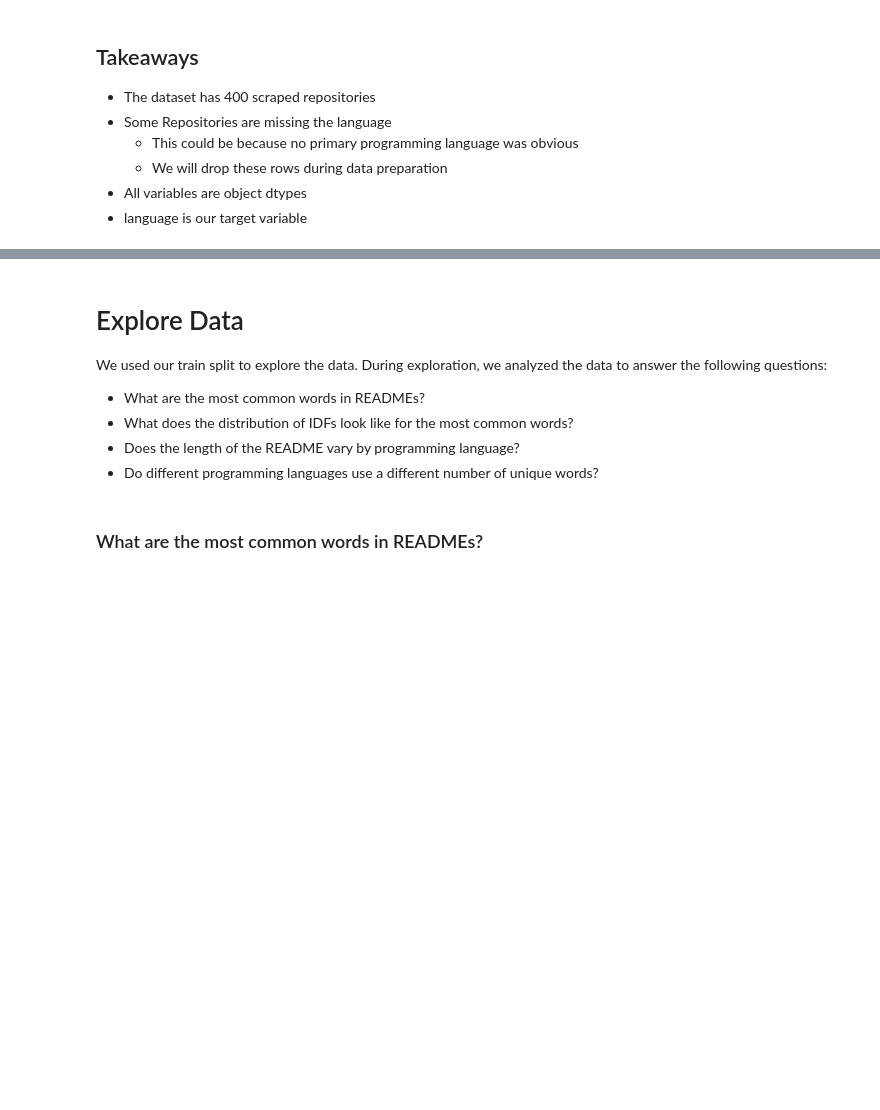
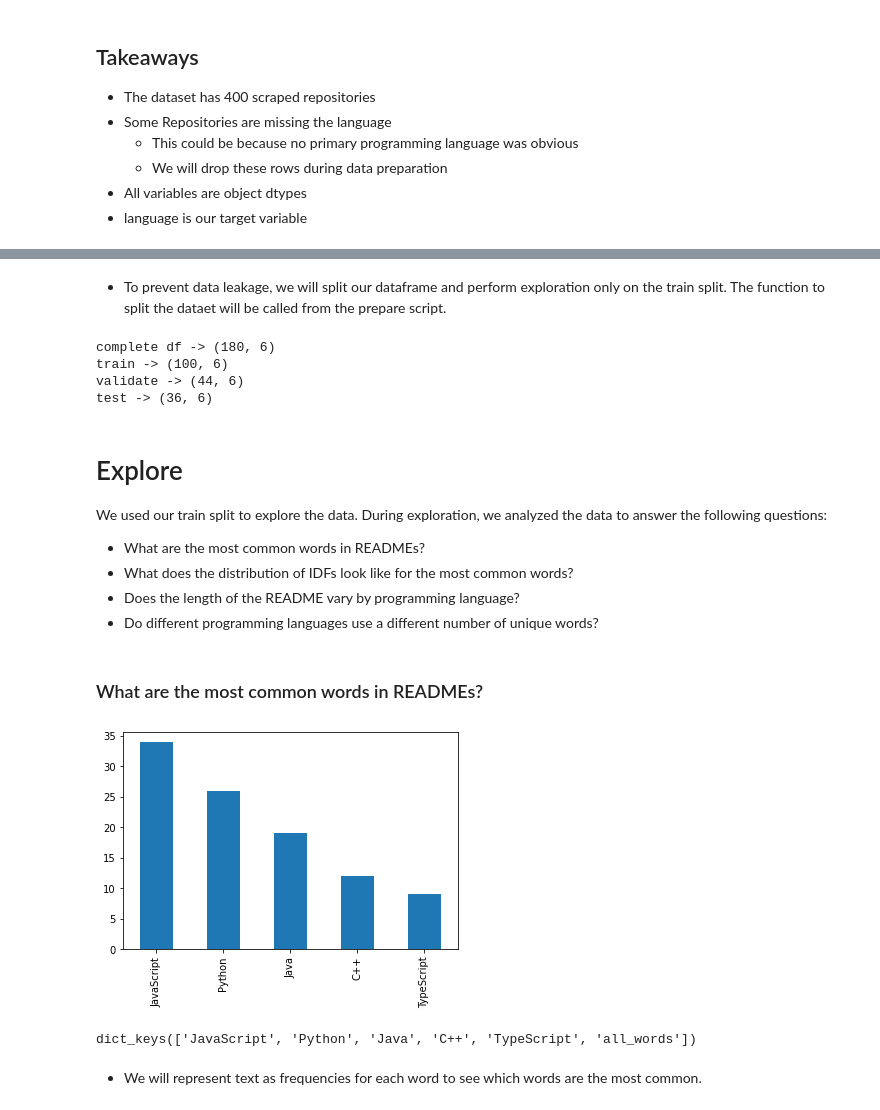
Before and after one commit to mariam-and-cindy/predicting-programming-languages, a Jupyter notebook: final_report_nlp.ipynb, the cells around one changed output, grey strips where cells are left out. Drawn from its saved outputs; the diff is of its cells as text; code cells hidden in the pictures; blank space fills up the shorter version.

```diff
--- a/final_report_nlp.ipynb
+++ b/final_report_nlp.ipynb
@@ -102,4 +111,4 @@ The following steps will be performed to create the best performing model:
     - lemmatized
 # %%
 # call the prepare function from the script
-#df = pr.prepare_mf(df)
+df = pr.prepare_mf(df)
@@ -126,5 +132,15 @@ if lang.detect_language() != 'en':
+# %% [markdown]
+- To prevent data leakage, we will split our dataframe and perform exploration only on the train split. The function to split the dataet will be called from the prepare script.
+# %%
+# call split function
+train, validate, test = pr.split_data(df,'language')
+# %% [output]
+complete df -> (180, 6)
+train -> (100, 6)
+validate -> (44, 6)
+test -> (36, 6)
 # %% [markdown]
-# Explore Data
+# Explore
 
 We used our train split to explore the data. During exploration, we analyzed the data to answer the following questions:
 
@@ -136,4 +152,10 @@ We used our train split to explore the data. During exploration, we analyzed the
 ### What are the most common words in READMEs?
 # %%
 # find the different langauges in the train split
-# train.language.value_counts()
+lang_vc = train.language.value_counts()
+# %%
+# visualize language value counts
+lang_vc.plot(kind='bar')
+plt.show()
+# %% [output]
+[figure, added]
@@ -139,0 +173,7 @@ We used our train split to explore the data. During exploration, we analyzed the
+# %%
+# check if we have all the languages
+join_text.keys()
+# %% [output]
+dict_keys(['JavaScript', 'Python', 'Java', 'C++', 'TypeScript', 'all_words'])
+# %% [markdown]
+- We will represent text as frequencies for each word to see which words are the most common.
```
Also changed, not shown: parts of 32 cells of this notebook.
